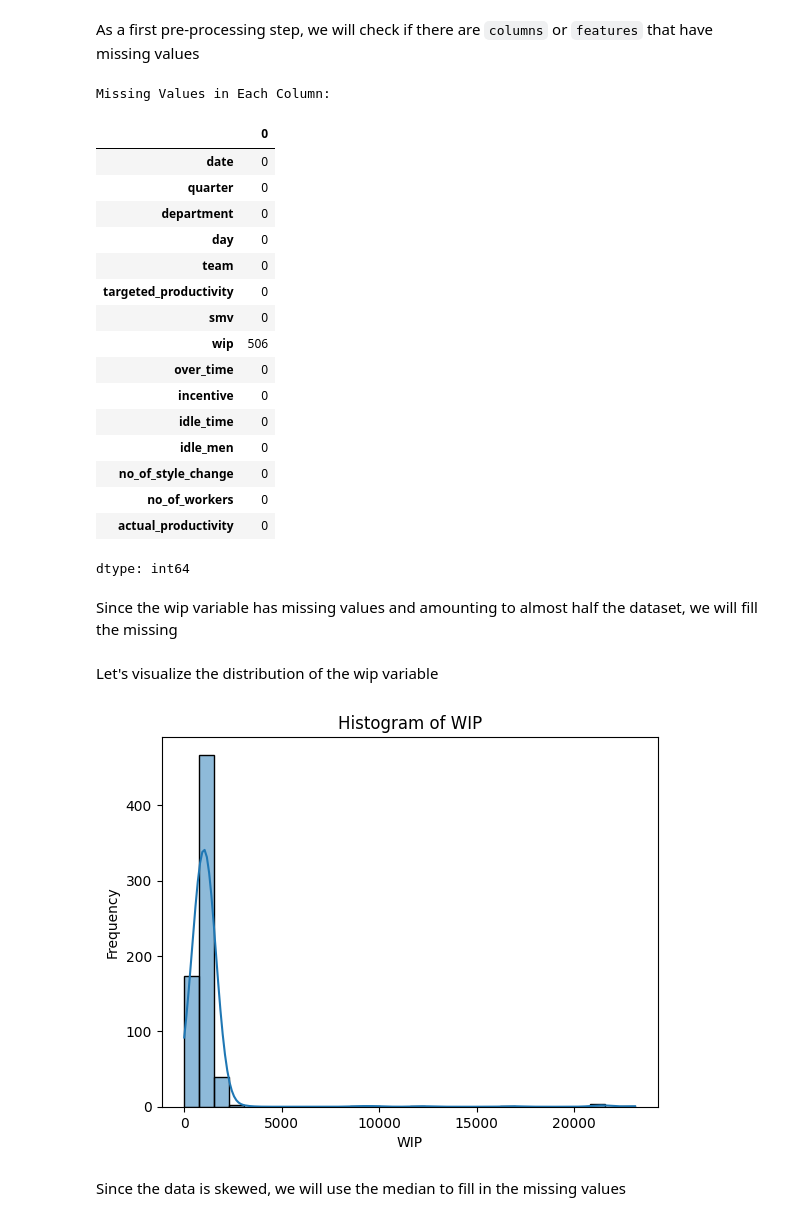
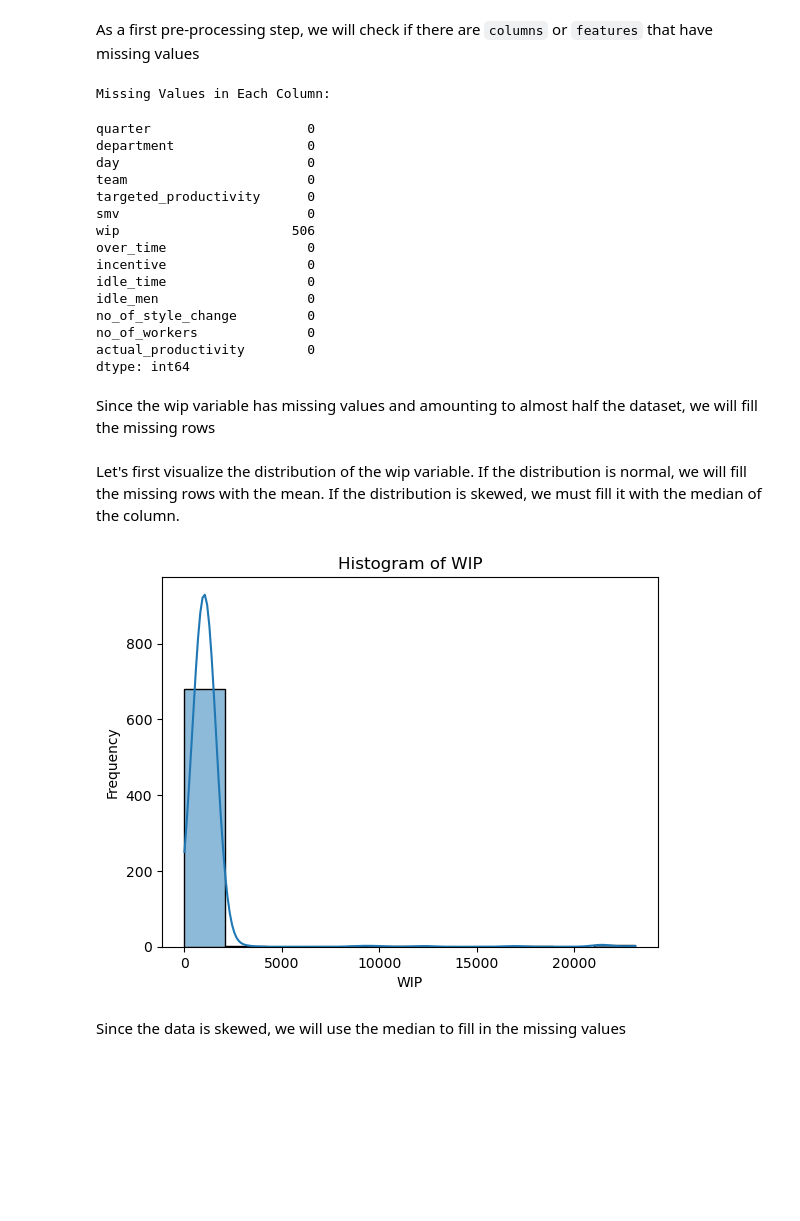
Before and after one commit to Samoyedeu/STINTSY-ML-Project, a Jupyter notebook: STINTSY_Machine_Learning_Project.ipynb, the cells around one changed output. Drawn from its saved outputs; the diff is of its cells as text; code cells hidden in the pictures; blank space fills up the shorter version.

```diff
--- a/STINTSY_Machine_Learning_Project.ipynb
+++ b/STINTSY_Machine_Learning_Project.ipynb
@@ -65,7 +65,7 @@ import seaborn as sns
 We will load the dataset using `pandas`
 # %%
 # Load the data
-data = pd.read_csv('/content/garments.csv')
+data = pd.read_csv('./garments.csv')
 # %% [markdown]
 ### **Overview of the Dataset** <br>
 # %% [markdown]
@@ -94,0 +91,3 @@ Create an array list containing the complete features of the dataset.
+# %%
+data = data.drop('date', axis=1)
+data
@@ -150,38 +161,36 @@ print("\nMissing Values in Each Column:")
 display(data.isnull().sum())
 # %% [output]
 Missing Values in Each Column:
-|  | 0 |
-| date | 0 |
-| quarter | 0 |
-| department | 0 |
-| day | 0 |
-| team | 0 |
-| targeted_productivity | 0 |
-| smv | 0 |
-| wip | 506 |
-| over_time | 0 |
-| incentive | 0 |
-| idle_time | 0 |
-| idle_men | 0 |
-| no_of_style_change | 0 |
-| no_of_workers | 0 |
-| actual_productivity | 0 |
+quarter                    0
+department                 0
+day                        0
+team                       0
+targeted_productivity      0
+smv                        0
+wip                      506
+over_time                  0
+incentive                  0
+idle_time                  0
+idle_men                   0
+no_of_style_change         0
+no_of_workers              0
+actual_productivity        0
 dtype: int64
 # %% [markdown]
-Since the wip variable has missing values and amounting to almost half the dataset, we will fill the missing
+Since the wip variable has missing values and amounting to almost half the dataset, we will fill the missing rows
-# %% [markdown]
-Let's visualize the distribution of the wip variable
+# %% [markdown]
+Let's first visualize the distribution of the wip variable. If the distribution is normal, we will fill the missing rows with the mean. If the distribution is skewed, we must fill it with the median of the column.
 # %%
 import matplotlib.pyplot as plt
 import seaborn as sns
 
-sns.histplot(data['wip'], kde=True, bins=30)  # Replace 'data' and 'wip' with your dataset and column name
+sns.histplot(data['wip'], kde=True, bins=11)  # Replace 'data' and 'wip' with your dataset and column name
 plt.title('Histogram of WIP')
 plt.xlabel('WIP')
 plt.ylabel('Frequency')
 plt.show()
 # %% [output]
-[figure, old version]
+[figure, new version]
 # %% [markdown]
 Since the data is skewed, we will use the median to fill in the missing values
 # %%
```
Also changed, not shown: parts of 85 cells of this notebook, 3 other files.
